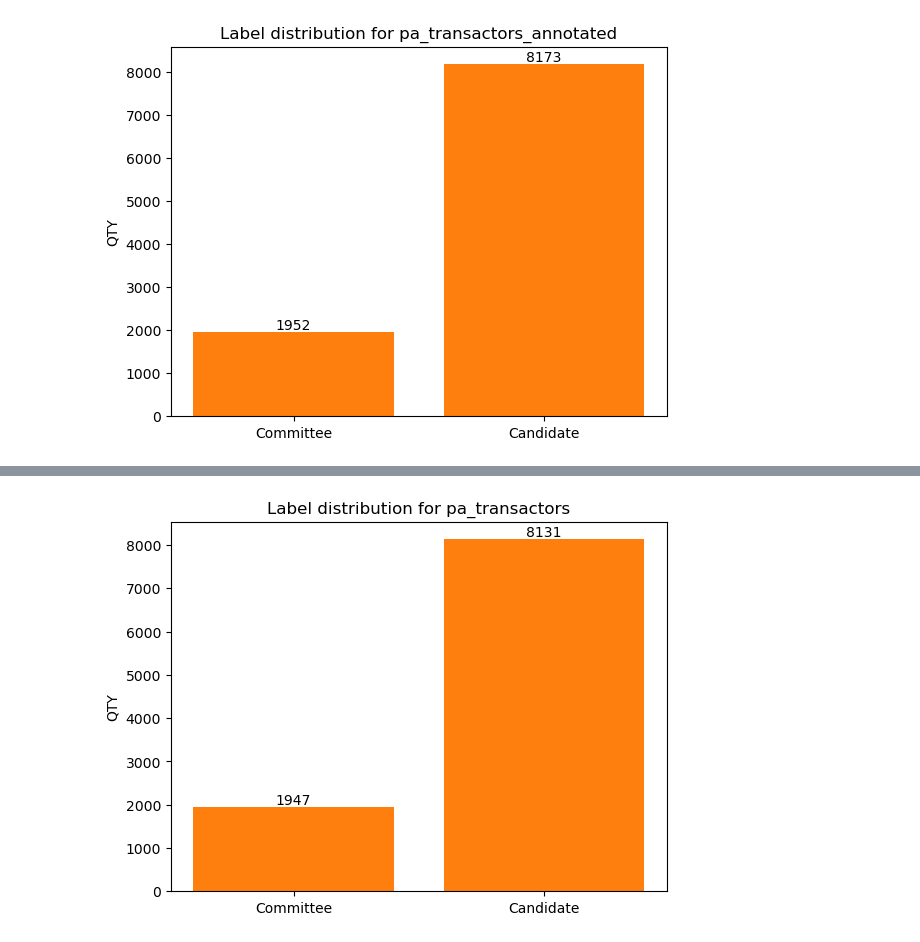
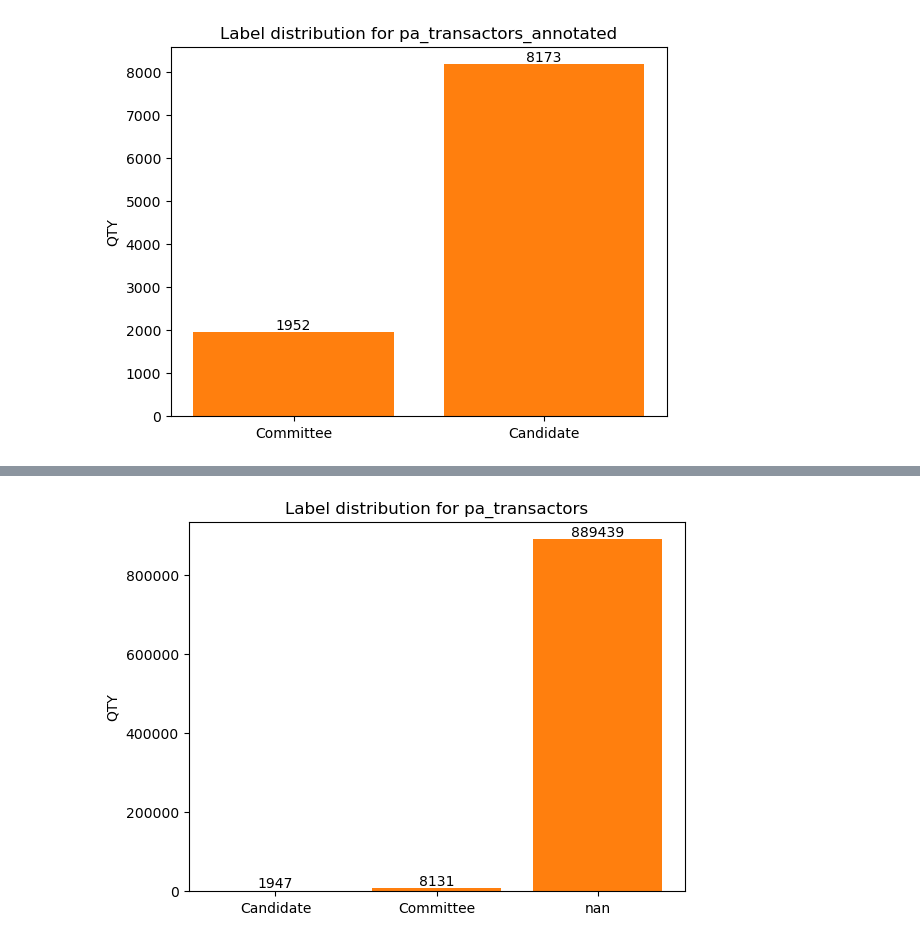
Before and after one commit to satadisha/ner_congressional_records, a Jupyter notebook: test.ipynb, the cells around one changed output, grey strips where cells are left out. Cells and saved outputs as stored; diff of their text form; code cells hidden in the pictures.

```diff
--- a/test.ipynb
+++ b/test.ipynb
@@ -510,23 +499,23 @@ array(['Company', 'Committee', 'Individual', 'Party', nan], dtype=object)
 # %%
 
 fig, ax = plt.subplots()
 
-pa_transactors_labels =['Committee', 'Candidate']
+pa_transactors_labels = ['Candidate','Committee', 'nan']
 
-counts = pa_transcators.groupby(by='transactor_type').count()['id']
+counts = pa_transcators.groupby(by='transactor_type', dropna=False).count()['id']
 
 
 
 ax.bar(pa_transactors_labels, counts)
 
 bars = ax.bar(pa_transactors_labels, counts)
 ax.bar_label(bars)
 
 
 ax.set_ylabel('QTY')
 ax.set_title('Label distribution for pa_transactors')
 
 
 plt.show()
 # %% [output]
-[figure, old version]
+[figure, new version]
```
Also changed, not shown: parts of 8 cells of this notebook.
